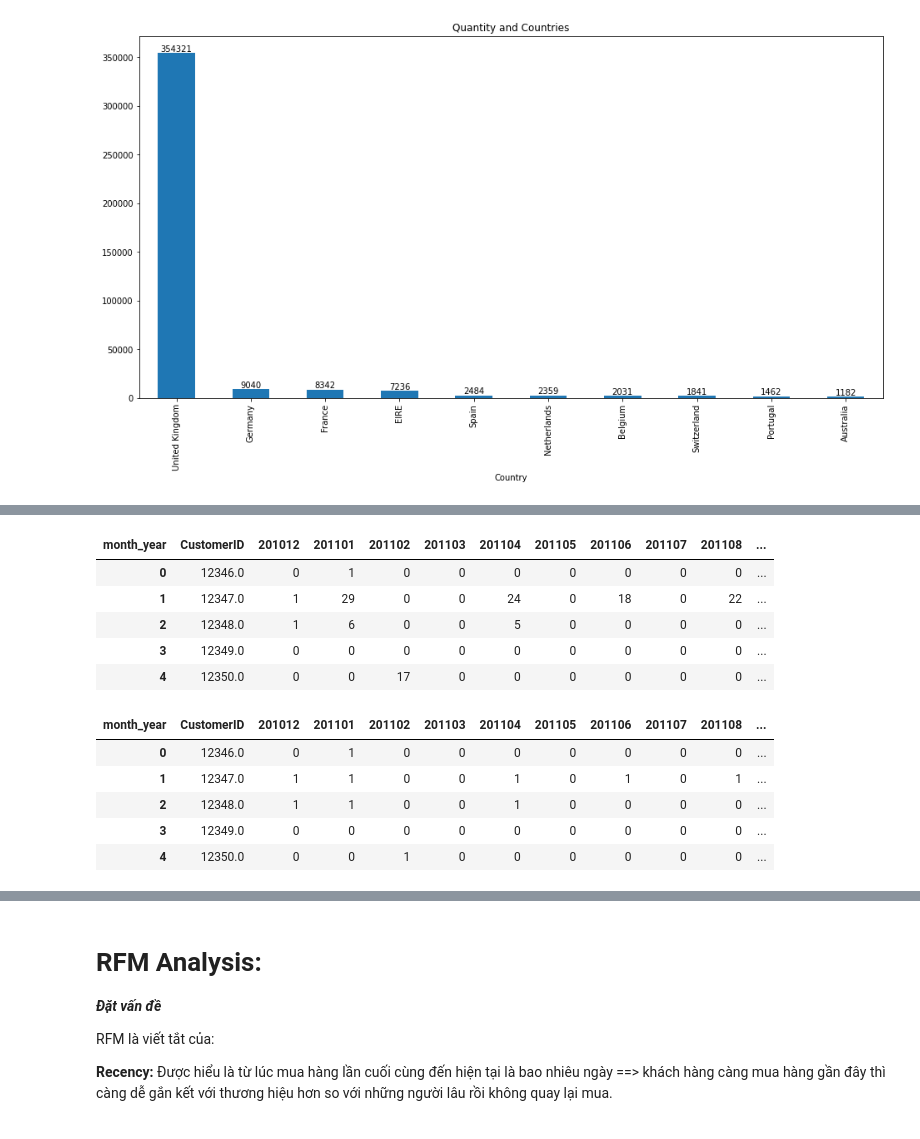
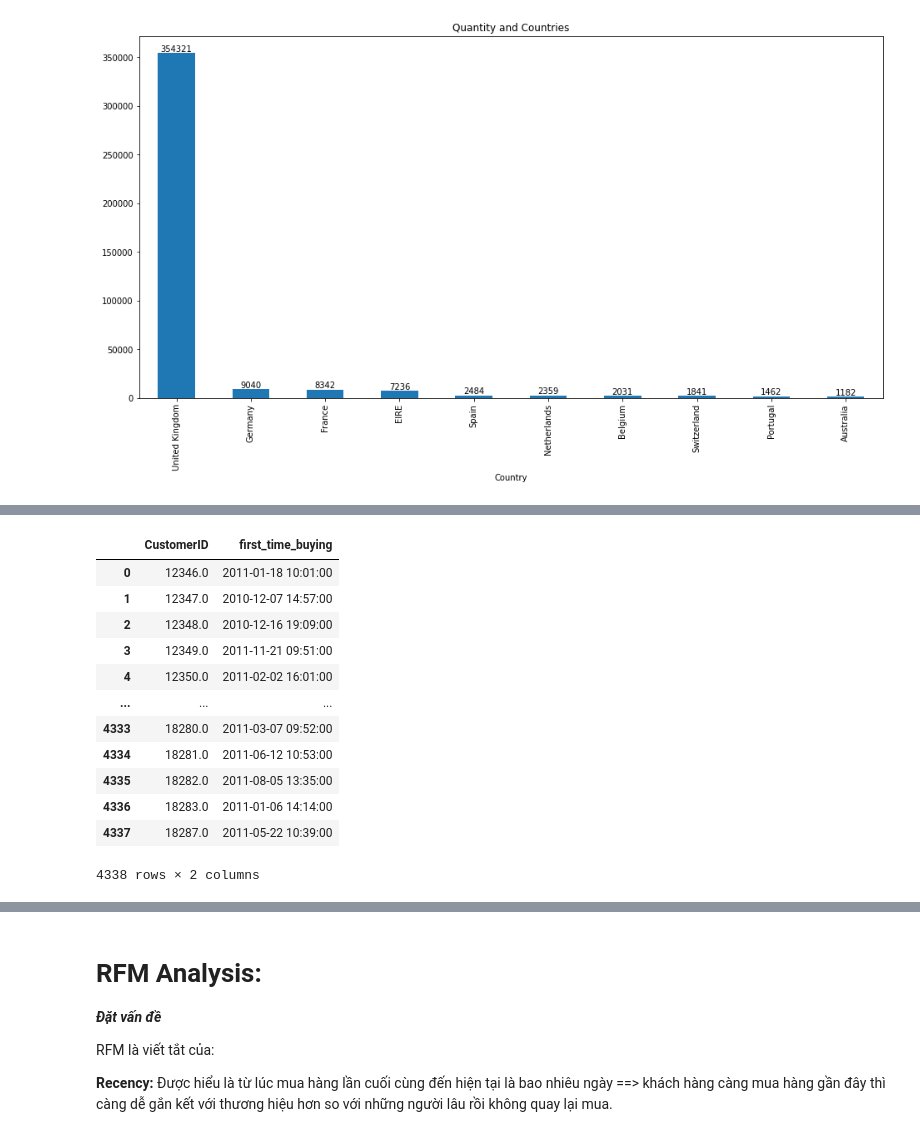
Before and after one commit to dntrieunguyen/RetailOnline-Analysis, a Jupyter notebook: Analysis Project Code.ipynb, the cells around one changed output, grey strips where cells are left out. Cells and saved outputs as stored; diff of their text form; code cells hidden in the pictures.

```diff
--- a/Analysis Project Code.ipynb
+++ b/Analysis Project Code.ipynb
@@ -611,5 +605,0 @@ df['Month'] = df['Month'].apply(lambda x : x if (int(x) >= 10) else ('0'+ x) )
-# %%
-df['month_year'] = df['Year'] + df['Month']
-df['Year'] = df['Year'].astype(int)
-df['Month'] = df['Month'].astype(int)
-df['month_year'] = df['month_year'].astype(int)
@@ -617,0 +608,3 @@ df_retention = pd.crosstab(df['CustomerID'],df['month_year']).reset_index()
+# %%
+df.drop(columns=['WeekDay','Hour','Day','Month','Year'],inplace=True)
+df.head()
@@ -618,9 +637,21 @@ df_retention = pd.crosstab(df['CustomerID'],df['month_year']).reset_index()
+# %%
+df['InvoiceDate'] = pd.to_datetime(df['InvoiceDate'])
+# %%
+df_retention = df.groupby(['CustomerID'])['InvoiceDate'].min().reset_index()
+df_retention.rename(columns={'InvoiceDate':'first_time_buying'},inplace=True)
 # %%
-df_retention.head()
+df_retention
 # %% [output]
-| month_year | CustomerID | 201012 | 201101 | 201102 | 201103 | 201104 | 201105 | 201106 | 201107 | 201108 | ... |
-| 0 | 12346.0 | 0 | 1 | 0 | 0 | 0 | 0 | 0 | 0 | 0 | ... |
-| 1 | 12347.0 | 1 | 29 | 0 | 0 | 24 | 0 | 18 | 0 | 22 | ... |
-| 2 | 12348.0 | 1 | 6 | 0 | 0 | 5 | 0 | 0 | 0 | 0 | ... |
-| 3 | 12349.0 | 0 | 0 | 0 | 0 | 0 | 0 | 0 | 0 | 0 | ... |
-| 4 | 12350.0 | 0 | 0 | 17 | 0 | 0 | 0 | 0 | 0 | 0 | ... |
+|  | CustomerID | first_time_buying |
+| 0 | 12346.0 | 2011-01-18 10:01:00 |
+| 1 | 12347.0 | 2010-12-07 14:57:00 |
+| 2 | 12348.0 | 2010-12-16 19:09:00 |
+| 3 | 12349.0 | 2011-11-21 09:51:00 |
+| 4 | 12350.0 | 2011-02-02 16:01:00 |
+| ... | ... | ... |
+| 4333 | 18280.0 | 2011-03-07 09:52:00 |
+| 4334 | 18281.0 | 2011-06-12 10:53:00 |
+| 4335 | 18282.0 | 2011-08-05 13:35:00 |
+| 4336 | 18283.0 | 2011-01-06 14:14:00 |
+| 4337 | 18287.0 | 2011-05-22 10:39:00 |
+4338 rows × 2 columns
@@ -629,11 +657,0 @@ df_retention[201012] = df_retention[201012].apply(lambda x : 0 if (x==0) else 1)
-# %%
-for col in df_retention.columns[2:]:
-    df_retention[col] = df_retention[col].apply(lambda x: 0 if (x==0) else 1)
-df_retention.head()
-# %% [output]
-| month_year | CustomerID | 201012 | 201101 | 201102 | 201103 | 201104 | 201105 | 201106 | 201107 | 201108 | ... |
-| 0 | 12346.0 | 0 | 1 | 0 | 0 | 0 | 0 | 0 | 0 | 0 | ... |
-| 1 | 12347.0 | 1 | 1 | 0 | 0 | 1 | 0 | 1 | 0 | 1 | ... |
-| 2 | 12348.0 | 1 | 1 | 0 | 0 | 1 | 0 | 0 | 0 | 0 | ... |
-| 3 | 12349.0 | 0 | 0 | 0 | 0 | 0 | 0 | 0 | 0 | 0 | ... |
-| 4 | 12350.0 | 0 | 0 | 1 | 0 | 0 | 0 | 0 | 0 | 0 | ... |
```
Also changed, not shown: parts of 22 cells of this notebook.
